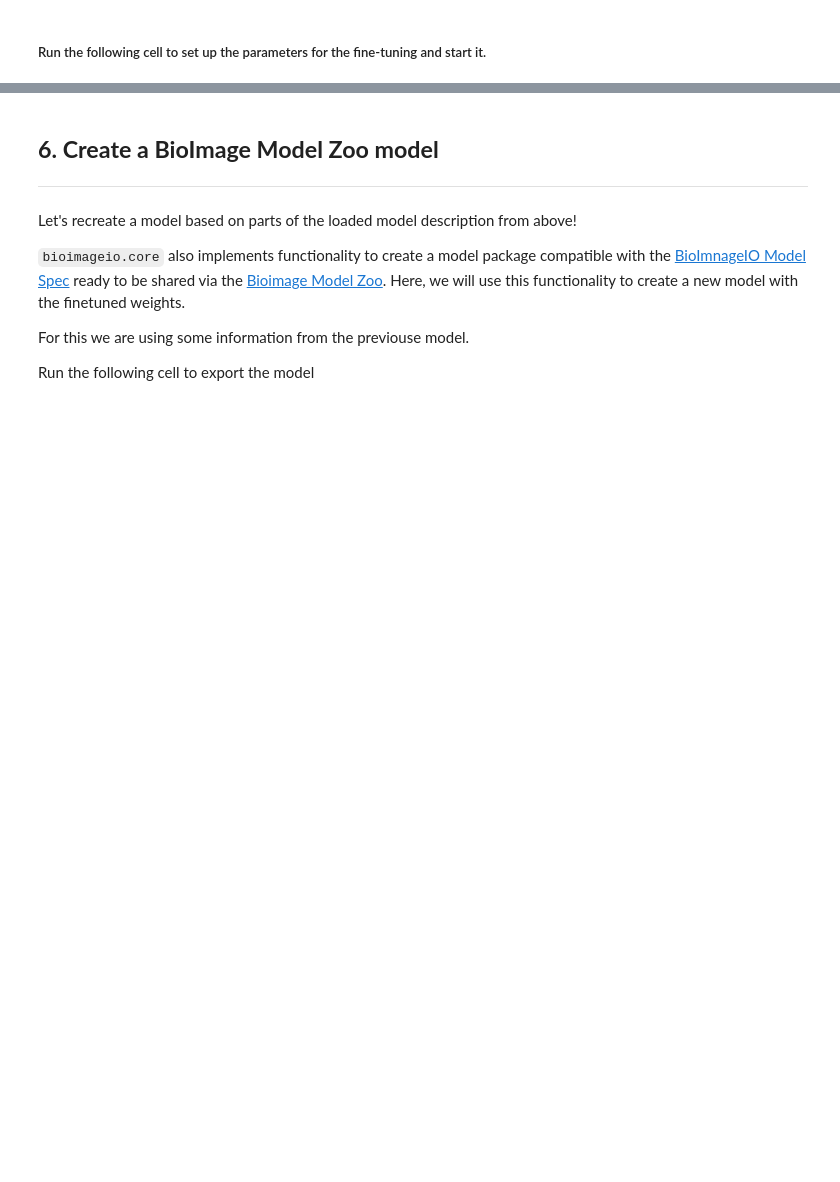
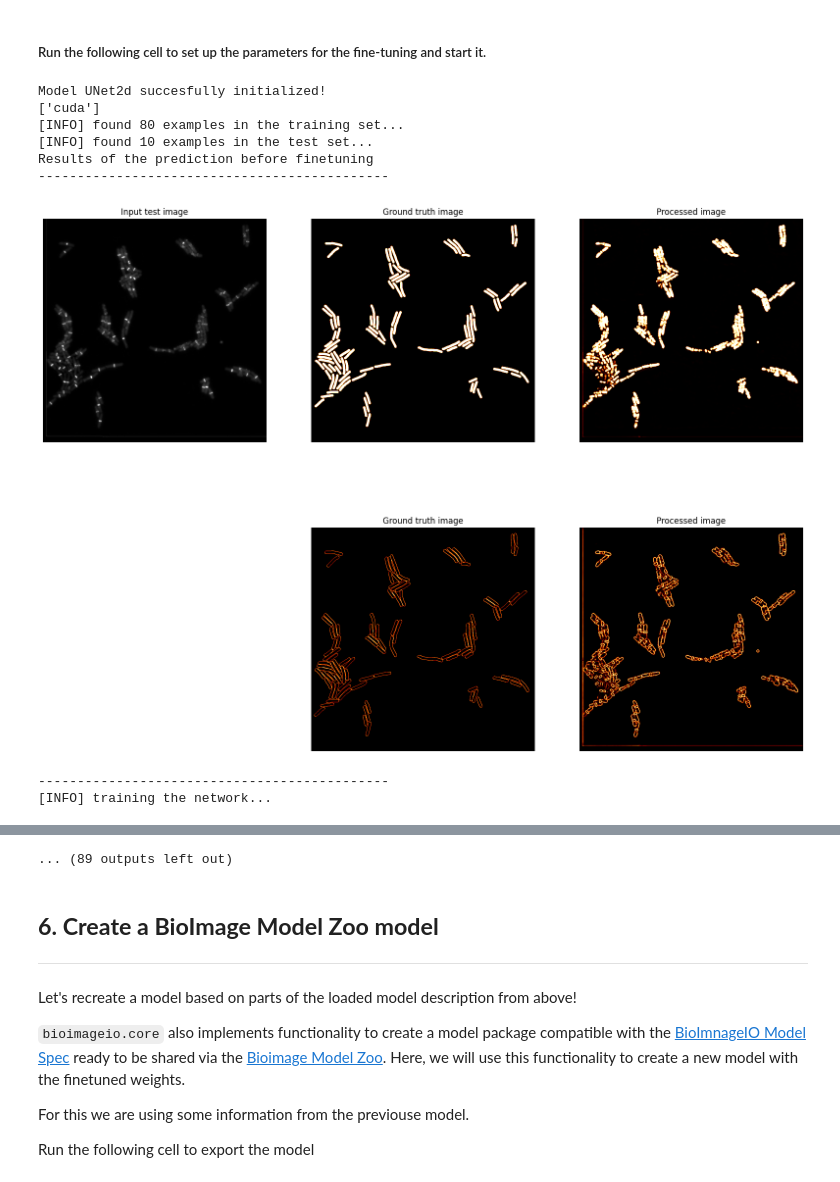
Before and after one commit to HenriquesLab/DL4MicEverywhere, a Jupyter notebook: notebooks/Bespoke_notebooks/bioimageio-pytorch/load_bioimageio_pytorch.ipynb, the cells around one changed output, grey strips where cells are left out. Drawn from its saved outputs; the diff is of its cells as text; code cells hidden in the pictures; blank space fills up the shorter version.

```diff
--- a/notebooks/Bespoke_notebooks/bioimageio-pytorch/load_bioimageio_pytorch.ipynb
+++ b/notebooks/Bespoke_notebooks/bioimageio-pytorch/load_bioimageio_pytorch.ipynb
@@ -966,17 +1030,17 @@ INPUT_IMAGE_WIDTH = 256 #@param {type:"integer"}
 INPUT_IMAGE_HEIGHT = 256 #@param {type:"integer"}
 CLASSES=3
 # Training data files
-TRAIN_IM = "/content/drive/Multilabel_U-Net_dataset_B.subtilis/training/source" #@param {type:"string"}
-TRAIN_MASK = "/content/Multilabel_U-Net_dataset_B.subtilis/training/target_boundaries" #@param {type:"string"}
+TRAIN_IM = "/home/ocb/Documents/IH/DeepBacs/Multilabel_U-Net_dataset_B.subtilis/training/source" #@param {type:"string"}
+TRAIN_MASK = "/home/ocb/Documents/IH/DeepBacs/Multilabel_U-Net_dataset_B.subtilis/training/target_boundaries" #@param {type:"string"}
 # Test data files
-TEST_IM = "/content/Multilabel_U-Net_dataset_B.subtilis/test/source" #@param {type:"string"}
-TEST_MASK = "/content/Multilabel_U-Net_dataset_B.subtilis/test/target_boundaries" #@param {type:"string"}
+TEST_IM = "/home/ocb/Documents/IH/DeepBacs/Multilabel_U-Net_dataset_B.subtilis/test/source" #@param {type:"string"}
+TEST_MASK = "/home/ocb/Documents/IH/DeepBacs/Multilabel_U-Net_dataset_B.subtilis/test/target_boundaries" #@param {type:"string"}
 
 
 #@markdown ### Path to the directory to save the new model
 
 # define the path to the base output directory
-BASE_OUTPUT = "/content/bioimageio_finetuning/" #@param {type:"string"}
+BASE_OUTPUT = "/home/ocb/Deskyop/results" #@param {type:"string"}
 os.makedirs(BASE_OUTPUT, exist_ok=True)
 # define the path to the output serialized model, model training
 # plot, and testing image paths
@@ -989,32 +1053,41 @@ PLOT_PATH = os.path.sep.join([BASE_OUTPUT, "plot.png"])
 torch.cuda.empty_cache()
 
 #gc.collect()
 
-
 finetuned_model, H = finetune_bioimageio_model(model, TRAIN_IM, TRAIN_MASK, TEST_IM, TEST_MASK,
                                           BASE_OUTPUT, NUM_EPOCHS=NUM_EPOCHS, INIT_LR=INIT_LR, BATCH_SIZE=BATCH_SIZE,
                                           INPUT_IMAGE_WIDTH=INPUT_IMAGE_WIDTH, INPUT_IMAGE_HEIGHT=INPUT_IMAGE_HEIGHT,
                                                CLASSES=3)
 
 # Save the model in two different formats
 MODEL_STETEDICT_PATH = os.path.join(BASE_OUTPUT, "finetuned_bioimageio_statedict_model.pth")
 torch.save(finetuned_model.cpu().state_dict(),MODEL_STETEDICT_PATH)
 ## Use the following to convert the model into torchscript
 MODEL_TORCHSCRIPT_PATH = os.path.join(BASE_OUTPUT, "finetuned_bioimageio_torchscript_model.pt")
 with torch.no_grad():
     # load input and expected output data
-    input_data = [np.load(inp).astype("float32") for inp in model.test_inputs]
+    input_data = [np.load(download(inp.test_tensor.source).path).astype("float32") for inp in model.inputs]
     input_data = [torch.from_numpy(inp) for inp in input_data]
     scripted_model = torch.jit.trace(finetuned_model.cpu(), input_data)
     scripted_model.save(MODEL_TORCHSCRIPT_PATH)
 
 # plot the training loss
 plt.style.use("ggplot")
 plt.figure(figsize=(20, 10))
 plt.plot(H["train_loss"], label="train_loss")
 plt.plot(H["test_loss"], label="test_loss")
 plt.title("Training Loss on Dataset")
 plt.xlabel("Epoch #")
 plt.ylabel("Loss")
 plt.legend(loc="lower left")
 plt.savefig(PLOT_PATH)
+# %% [output]
+Model UNet2d succesfully initialized!
+['cuda']
+[INFO] found 80 examples in the training set...
+[INFO] found 10 examples in the test set...
+Results of the prediction before finetuning
+---------------------------------------------
+[figure, added]
+---------------------------------------------
+[INFO] training the network...
@@ -1021,3 +1112,4 @@ plt.savefig(PLOT_PATH)
+... (89 outputs left out)
 # %% [markdown]
 ## **6. Create a BioImage Model Zoo model**
 
```
Also changed, not shown: parts of 14 cells of this notebook.
